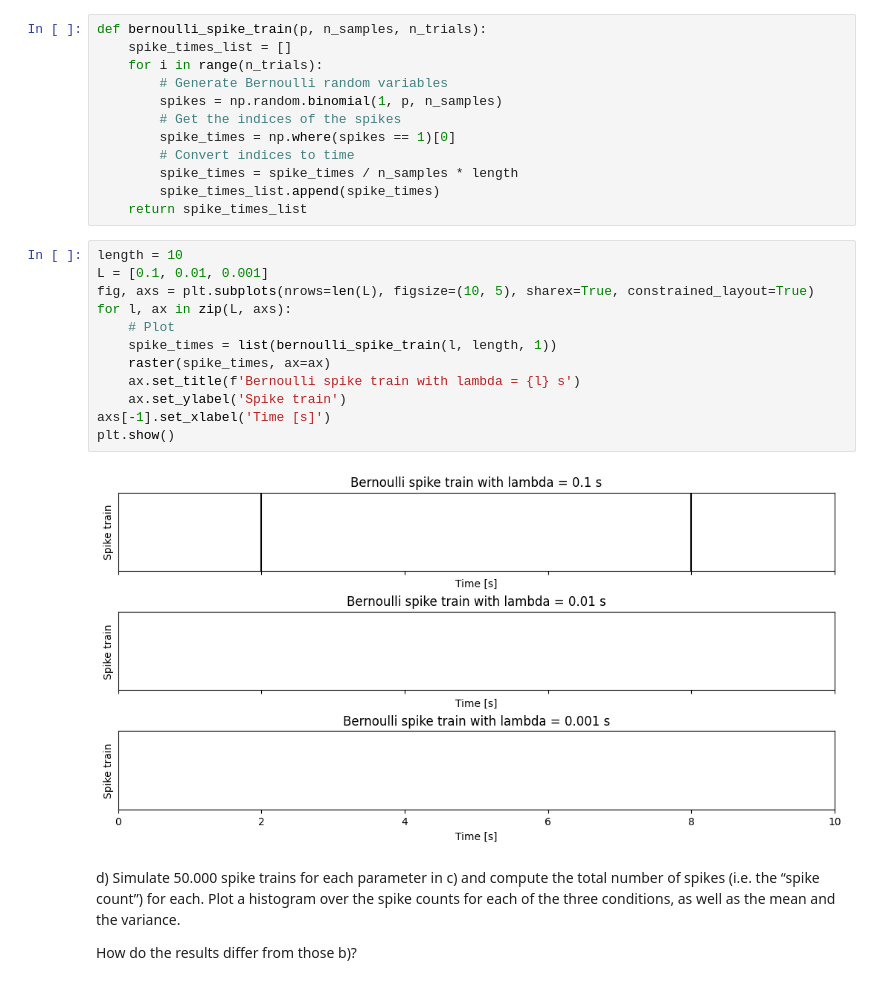
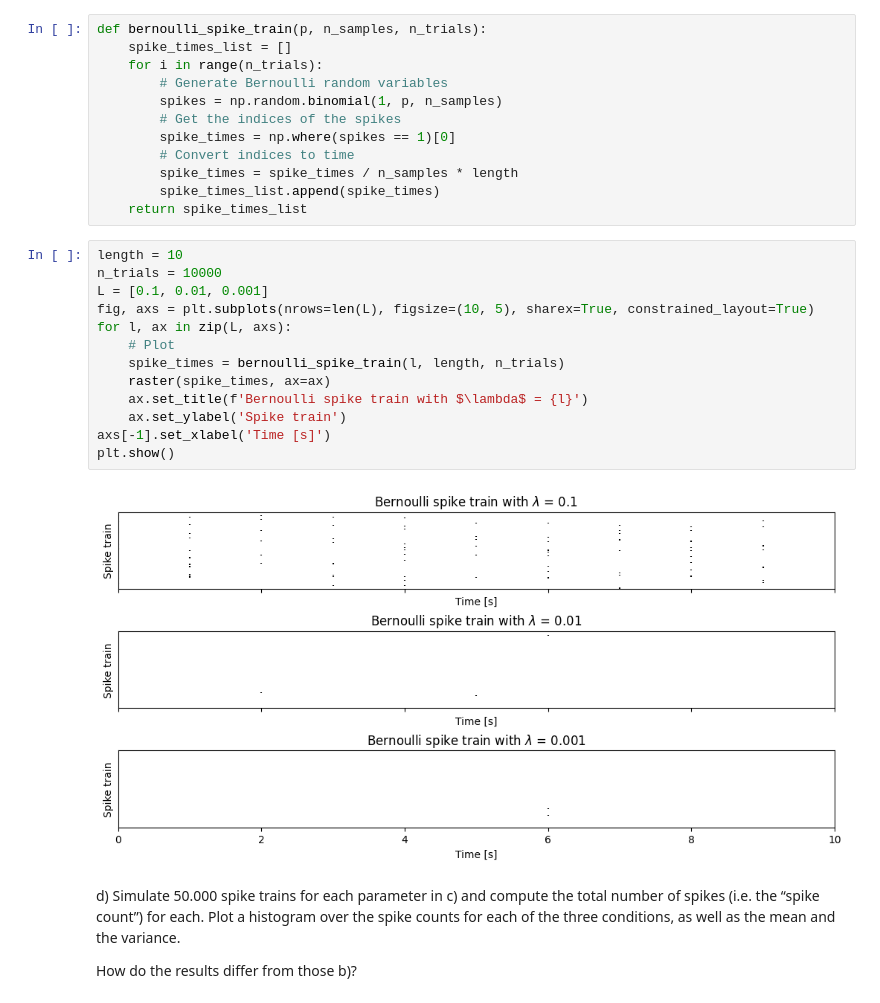
Before and after one commit to aakarsh/S25-Neural-Coding, a Jupyter notebook: homeworks/2025_Neural_coding_Homework1.ipynb, the cells around one changed output. Drawn from its saved outputs; the diff is of its cells as text.

```diff
--- a/homeworks/2025_Neural_coding_Homework1.ipynb
+++ b/homeworks/2025_Neural_coding_Homework1.ipynb
@@ -166,18 +166,19 @@ def bernoulli_spike_train(p, n_samples, n_trials):
     return spike_times_list
 # %%
 length = 10
+n_trials = 10000
 L = [0.1, 0.01, 0.001]
 fig, axs = plt.subplots(nrows=len(L), figsize=(10, 5), sharex=True, constrained_layout=True)
 for l, ax in zip(L, axs):
     # Plot
-    spike_times = list(bernoulli_spike_train(l, length, 1))
+    spike_times = bernoulli_spike_train(l, length, n_trials)
     raster(spike_times, ax=ax)
-    ax.set_title(f'Bernoulli spike train with lambda = {l} s')
+    ax.set_title(f'Bernoulli spike train with $\lambda$ = {l}')
     ax.set_ylabel('Spike train')
 axs[-1].set_xlabel('Time [s]')
 plt.show()
 # %% [output]
-[figure, old version]
+[figure, new version]
 # %% [markdown]
 d) Simulate 50.000 spike trains for each parameter in c) and compute the total number of spikes (i.e. the “spike count”) for each. Plot a histogram over the spike counts for each of the three conditions, as well as the mean and the variance.
 
```
